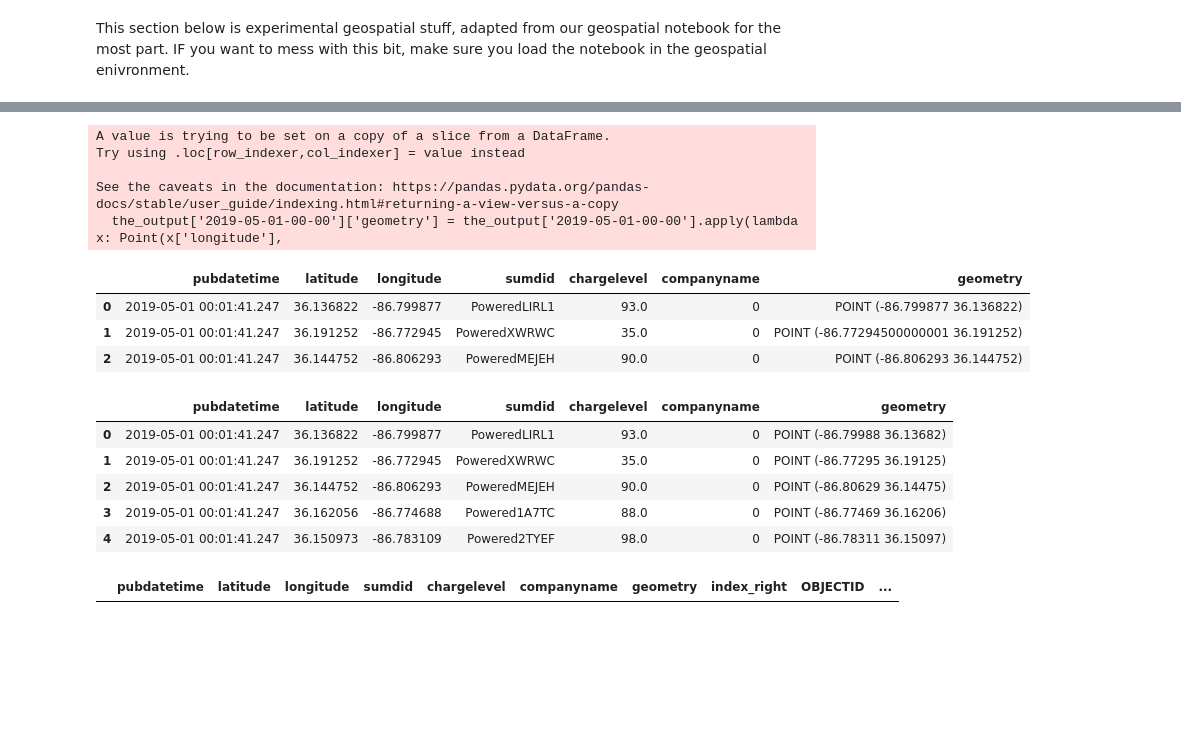
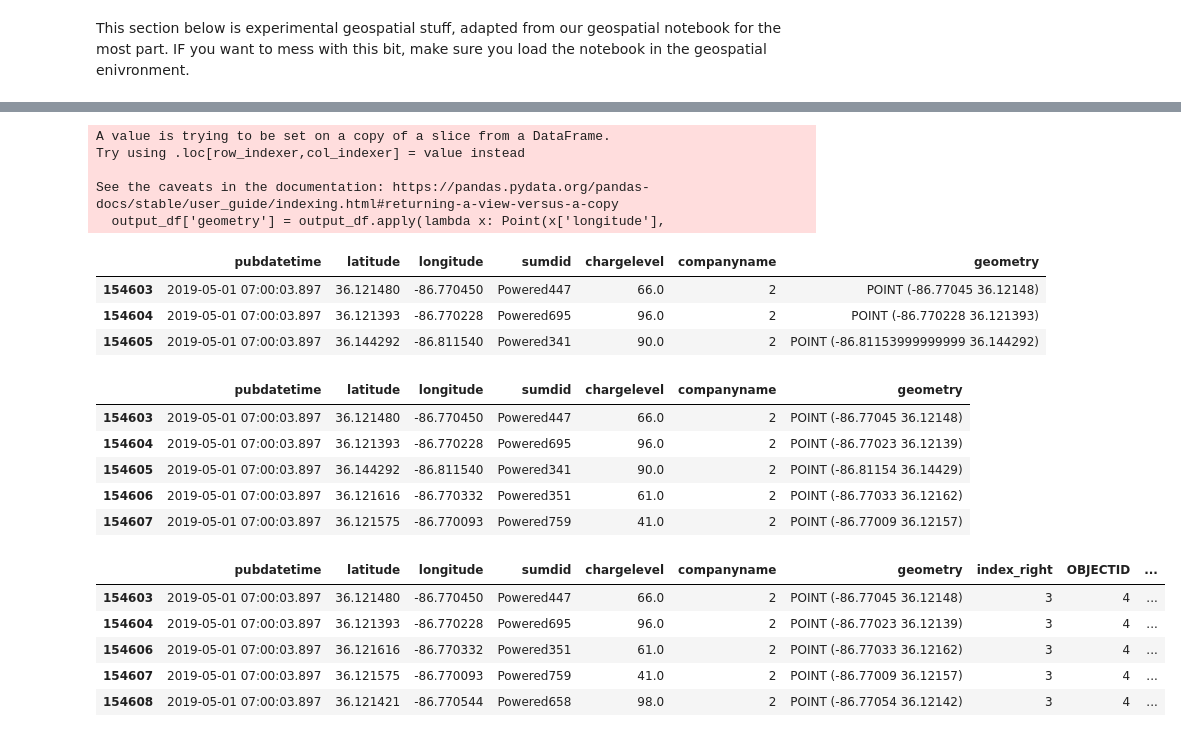
Before and after one commit to derektprice/mapping_scooters_nashville_python, a Jupyter notebook: notebooks/thorn-hourly-pz-plotting.ipynb, the cells around one changed output, grey strips where cells are left out. Saved outputs shown, nothing was run; the diff lists cells and outputs as text; code cells hidden in the pictures; blank space fills up the shorter version.

```diff
--- a/notebooks/thorn-hourly-pz-plotting.ipynb
+++ b/notebooks/thorn-hourly-pz-plotting.ipynb
@@ -112,35 +120,42 @@ promise_zones.plot(cmap='Set1')
 # %%
-#adding geomtery column with lambda and point
-the_output['2019-05-01-00-00']['geometry'] = the_output['2019-05-01-00-00'].apply(lambda x: Point(x['longitude'],
+#adding geomtery column to a single output_df with lambda and point
+output_df['geometry'] = output_df.apply(lambda x: Point(x['longitude'],
                                                          x['latitude']), axis=1)
-the_output['2019-05-01-00-00'].head(3)
+output_df.head(3)
 # %% [output]
 A value is trying to be set on a copy of a slice from a DataFrame.
 Try using .loc[row_indexer,col_indexer] = value instead
 
 See the caveats in the documentation: https://pandas.pydata.org/pandas-docs/stable/user_guide/indexing.html#returning-a-view-versus-a-copy
-  the_output['2019-05-01-00-00']['geometry'] = the_output['2019-05-01-00-00'].apply(lambda x: Point(x['longitude'],
+  output_df['geometry'] = output_df.apply(lambda x: Point(x['longitude'],
 |  | pubdatetime | latitude | longitude | sumdid | chargelevel | companyname | geometry |
-| 0 | 2019-05-01 00:01:41.247 | 36.136822 | -86.799877 | PoweredLIRL1 | 93.0 | 0 | POINT (-86.799877 36.136822) |
-| 1 | 2019-05-01 00:01:41.247 | 36.191252 | -86.772945 | PoweredXWRWC | 35.0 | 0 | POINT (-86.77294500000001 36.191252) |
-| 2 | 2019-05-01 00:01:41.247 | 36.144752 | -86.806293 | PoweredMEJEH | 90.0 | 0 | POINT (-86.806293 36.144752) |
+| 154603 | 2019-05-01 07:00:03.897 | 36.121480 | -86.770450 | Powered447 | 66.0 | 2 | POINT (-86.77045 36.12148) |
+| 154604 | 2019-05-01 07:00:03.897 | 36.121393 | -86.770228 | Powered695 | 96.0 | 2 | POINT (-86.770228 36.121393) |
+| 154605 | 2019-05-01 07:00:03.897 | 36.144292 | -86.811540 | Powered341 | 90.0 | 2 | POINT (-86.81153999999999 36.144292) |
 # %%
-#made a geodf
-one_hour_geodf = gpd.GeoDataFrame(the_output['2019-05-01-00-00'],
+#make geo dataframe out of single output dataframe
+output_df_as_geodf = gpd.GeoDataFrame(output_df,
                            crs = promise_zones.crs,
-                           geometry = the_output['2019-05-01-00-00']['geometry'])
-one_hour_geodf.head()
+                           geometry = output_df['geometry'])
+output_df_as_geodf.head()
 # %% [output]
 |  | pubdatetime | latitude | longitude | sumdid | chargelevel | companyname | geometry |
-| 0 | 2019-05-01 00:01:41.247 | 36.136822 | -86.799877 | PoweredLIRL1 | 93.0 | 0 | POINT (-86.79988 36.13682) |
-| 1 | 2019-05-01 00:01:41.247 | 36.191252 | -86.772945 | PoweredXWRWC | 35.0 | 0 | POINT (-86.77295 36.19125) |
-| 2 | 2019-05-01 00:01:41.247 | 36.144752 | -86.806293 | PoweredMEJEH | 90.0 | 0 | POINT (-86.80629 36.14475) |
-| 3 | 2019-05-01 00:01:41.247 | 36.162056 | -86.774688 | Powered1A7TC | 88.0 | 0 | POINT (-86.77469 36.16206) |
-| 4 | 2019-05-01 00:01:41.247 | 36.150973 | -86.783109 | Powered2TYEF | 98.0 | 0 | POINT (-86.78311 36.15097) |
+| 154603 | 2019-05-01 07:00:03.897 | 36.121480 | -86.770450 | Powered447 | 66.0 | 2 | POINT (-86.77045 36.12148) |
+| 154604 | 2019-05-01 07:00:03.897 | 36.121393 | -86.770228 | Powered695 | 96.0 | 2 | POINT (-86.77023 36.12139) |
+| 154605 | 2019-05-01 07:00:03.897 | 36.144292 | -86.811540 | Powered341 | 90.0 | 2 | POINT (-86.81154 36.14429) |
+| 154606 | 2019-05-01 07:00:03.897 | 36.121616 | -86.770332 | Powered351 | 61.0 | 2 | POINT (-86.77033 36.12162) |
+| 154607 | 2019-05-01 07:00:03.897 | 36.121575 | -86.770093 | Powered759 | 41.0 | 2 | POINT (-86.77009 36.12157) |
 # %%
-#spatial join
-may_1_1AM_geodf = gpd.sjoin(one_hour_geodf, promise_zones, op="within")
-may_1_1AM_geodf.head()
+#spatial join output geo df with promise zone geodf or zipcode geodf
+# output_geodf_and_promise = gpd.sjoin(output_df_as_geodf, promise_zones, op="within")
+output_geodf_and_promise.head()
+# output_geodf_and_zip = gpd.sjoin(output_df_as_geodf, zipcodes, op="within")
+# output_geodf_and_zip.head()
 # %% [output]
 |  | pubdatetime | latitude | longitude | sumdid | chargelevel | companyname | geometry | index_right | OBJECTID | ... |
+| 154603 | 2019-05-01 07:00:03.897 | 36.121480 | -86.770450 | Powered447 | 66.0 | 2 | POINT (-86.77045 36.12148) | 3 | 4 | ... |
+| 154604 | 2019-05-01 07:00:03.897 | 36.121393 | -86.770228 | Powered695 | 96.0 | 2 | POINT (-86.77023 36.12139) | 3 | 4 | ... |
+| 154606 | 2019-05-01 07:00:03.897 | 36.121616 | -86.770332 | Powered351 | 61.0 | 2 | POINT (-86.77033 36.12162) | 3 | 4 | ... |
+| 154607 | 2019-05-01 07:00:03.897 | 36.121575 | -86.770093 | Powered759 | 41.0 | 2 | POINT (-86.77009 36.12157) | 3 | 4 | ... |
+| 154608 | 2019-05-01 07:00:03.897 | 36.121421 | -86.770544 | Powered658 | 98.0 | 2 | POINT (-86.77054 36.12142) | 3 | 4 | ... |
 # %%
```
Also changed, not shown: parts of 26 cells of this notebook, 3 other files.
